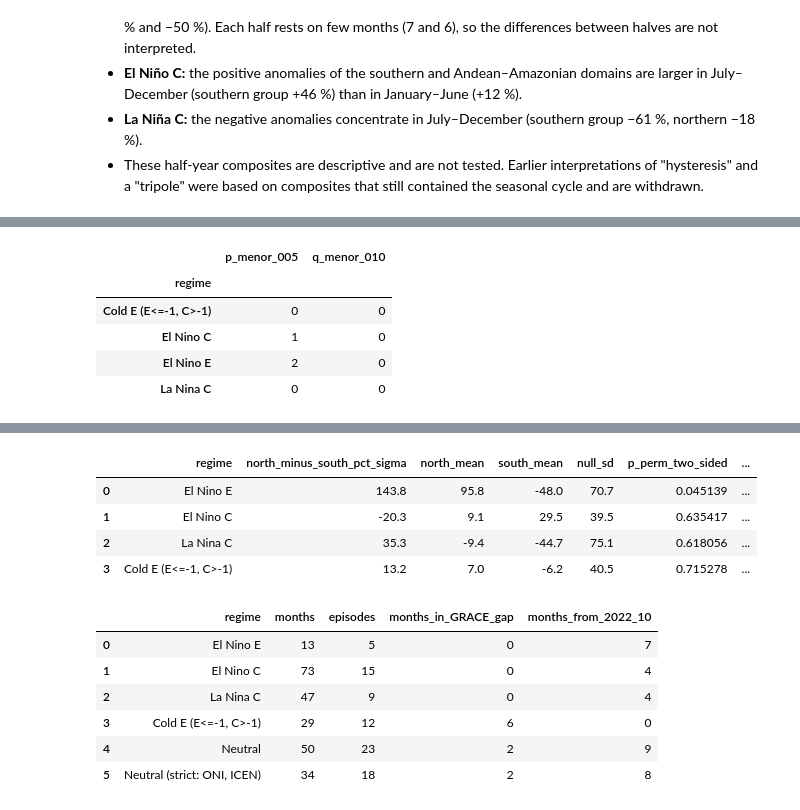
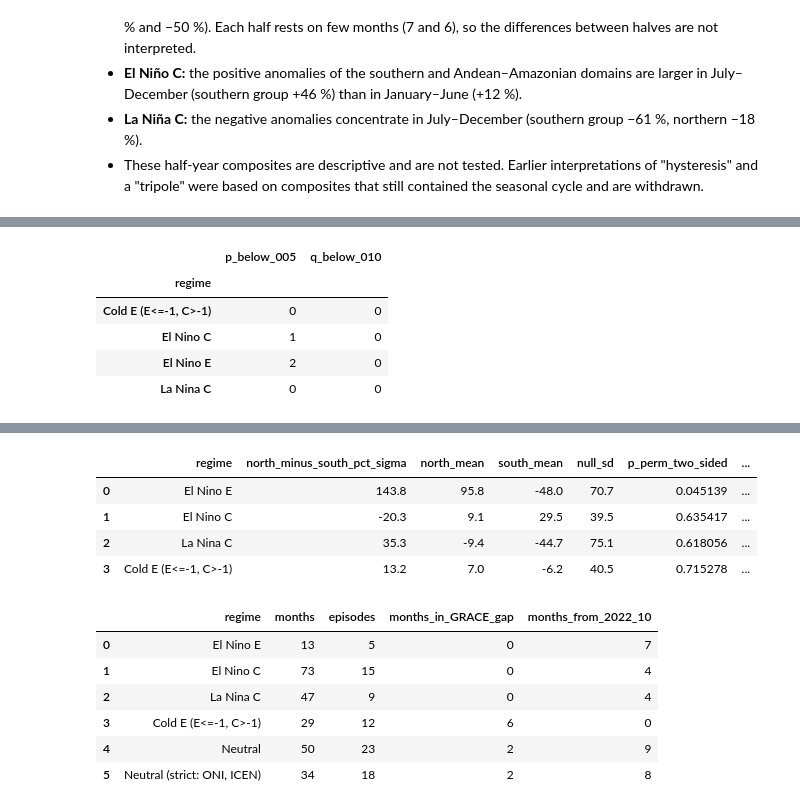
Before and after one commit to jnolorbe/hydrology-peru, a Jupyter notebook: notebooks/03_GRACE_TWS_Composites_by_Asymmetric_ENSO_Regimes.ipynb, the cells around one changed output, grey strips where cells are left out. Cells and saved outputs as stored; diff of their text form; code cells hidden in the pictures.

```diff
--- a/notebooks/03_GRACE_TWS_Composites_by_Asymmetric_ENSO_Regimes.ipynb
+++ b/notebooks/03_GRACE_TWS_Composites_by_Asymmetric_ENSO_Regimes.ipynb
@@ -596,13 +591,13 @@ Verificación correcta: 288 meses, 14 ámbitos, El Niño E 13 meses en 5 episodi
 # %%
-# ── 6.1. Significancia por ámbito (tres regímenes) y contraste norte menos sur ──
-sig_dom, sig_dipolo = significancia_compuestos(REPO_NAME)
+# ── 6.1. Significance by domain and north-minus-south contrast ──────────────────
+sig_dom, sig_contraste_ns = significancia_compuestos(REPO_NAME)
 sig_dom.to_csv(os.path.join(DERIV, 'composite_significance_by_domain.csv'), index=False, float_format='%.4g')
-sig_dipolo.to_csv(os.path.join(DERIV, 'composite_significance_dipole_contrast.csv'), index=False, float_format='%.4g')
-display(sig_dom.groupby('regime').agg(p_menor_005=('signif_05', 'sum'), q_menor_010=('signif_fdr10', 'sum')))
+sig_contraste_ns.to_csv(os.path.join(DERIV, 'composite_significance_north_south_contrast.csv'), index=False, float_format='%.4g')
+display(sig_dom.groupby('regime').agg(p_below_005=('signif_05', 'sum'), q_below_010=('signif_fdr10', 'sum')))
 display(sig_dom[sig_dom.domain.isin(NORTE + SUR) & (sig_dom.regime == 'El Nino E')])
-display(sig_dipolo)
+display(sig_contraste_ns)
 # %% [output]
-|  | p_menor_005 | q_menor_010 |
+|  | p_below_005 | q_below_010 |
 | regime |  |  |
 | Cold E (E<=-1, C>-1) | 0 | 0 |
 | El Nino C | 1 | 0 |
```
Also changed, not shown: parts of 17 cells of this notebook, 8 other files.
